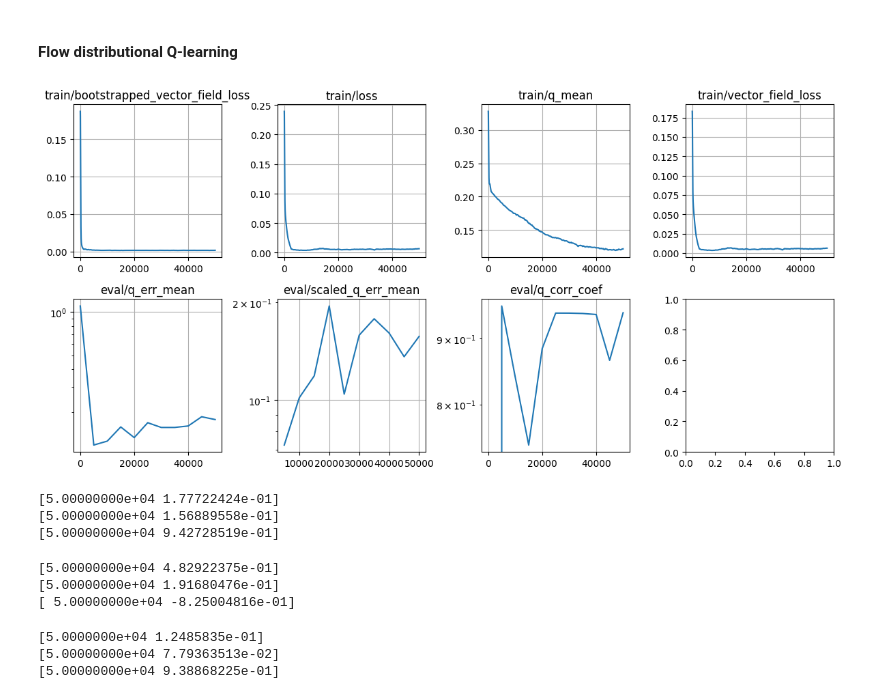
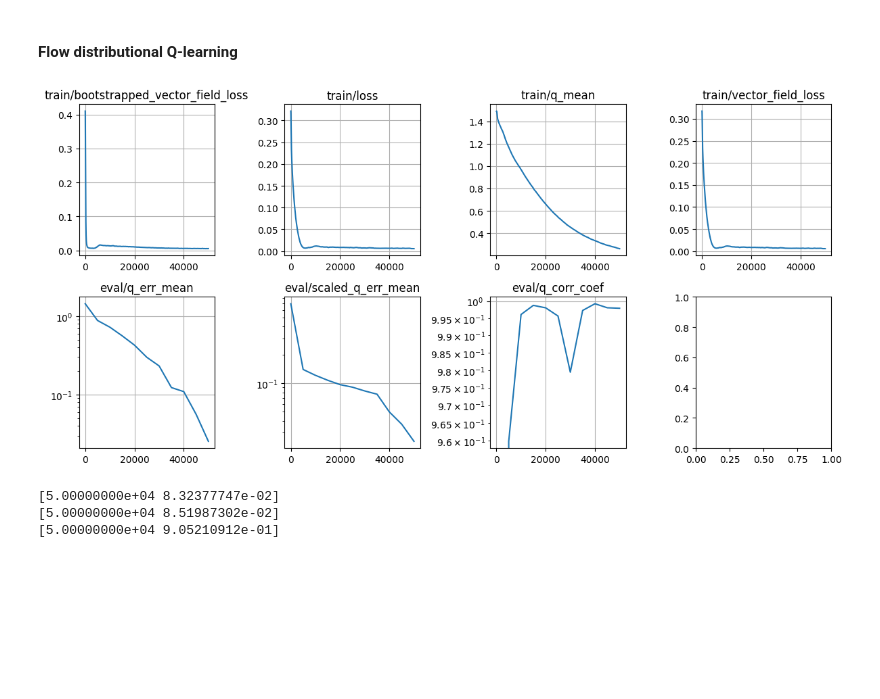
Before and after one commit to chongyi-zheng/ogbench, a Jupyter notebook: notebooks/2025_07_03_RiverSwim.ipynb, the cells around one changed output. Saved outputs shown, nothing was run; the diff lists cells and outputs as text; code cells hidden in the pictures; blank space fills up the shorter version.

Commit message:
add splus and fdql sarsa code: works well

```diff
--- a/notebooks/2025_07_03_RiverSwim.ipynb
+++ b/notebooks/2025_07_03_RiverSwim.ipynb
@@ -538,7 +538,7 @@ class CriticVectorField(nn.Module):
 # %%
 batch_size = 1024
 tau = 0.005
-lam = 0.1
+lam = 0.01
 num_flow_steps = 10
 num_iterations = 50_000
 eval_interval = 5_000
@@ -706,33 +706,36 @@ def loss_fn(params, target_params, batch, rng):
   # noisy_next_returns = jnp.sum(noisy_next_returns * jax.nn.one_hot(batch['actions'], env.num_actions), axis=-1, keepdims=True)
   # noisy_next_returns = jnp.repeat(noisy_next_returns, env.num_actions, axis=-1)
   transformed_noisy_returns = jnp.expand_dims(batch['rewards'], axis=-1) + discount * noisy_next_returns
-  transformed_noisy_returns = jnp.clip(
-    transformed_noisy_returns,
-    min_reward / (1.0 - discount),
-    max_reward / (1.0 - discount),
-  )
+  # transformed_noisy_returns = jnp.clip(
+  #   transformed_noisy_returns,
+  #   min_reward / (1.0 - discount),
+  #   max_reward / (1.0 - discount),
+  # )
 
   vector_field = critic_vf.apply(
     params, transformed_noisy_returns, times, batch['observations'], batch['actions'])
-  # next_vector_field = critic_vf.apply(
-  #   params, noisy_next_returns, times, batch['next_observations'], next_actions)
+  next_vector_field = critic_vf.apply(
+    params, noisy_next_returns, times, batch['next_observations'], next_actions)
 
   # bootstrapped_vector_field = jnp.sum(bootstrapped_vector_field * jax.nn.one_hot(batch['actions'], env.num_actions), axis=-1)
   # target_bootstrapped_vector_field = critic_vf.apply(
   #   target_params, noisy_next_returns, times, batch['next_observations'], next_actions,
   #   proj=False)
-  # target_vector_field = critic_vf.apply(
-  #   target_params, transformed_noisy_returns, times, batch['observations'], batch['actions'], proj=False)
-  # target_vector_field = jax.lax.stop_gradient(target_vector_field)
+  target_vector_field = critic_vf.apply(
+    target_params, transformed_noisy_returns, times, batch['observations'], batch['actions'])
+  target_vector_field = jax.lax.stop_gradient(target_vector_field)
   target_next_vector_field = critic_vf.apply(
-    target_params, noisy_next_returns, times, batch['next_observations'], next_actions, proj=False)
+    target_params, noisy_next_returns, times, batch['next_observations'], next_actions)
   target_next_vector_field = jax.lax.stop_gradient(target_next_vector_field)
   # target_bootstrapped_vector_field = jnp.sum(target_bootstrapped_vector_field * jax.nn.one_hot(next_actions, env.num_actions), axis=-1)
   # bootstrapped_vector_field_norm = jax.lax.stop_gradient(jnp.abs(bootstrapped_vector_field)).squeeze(-1)
   # target_bootstrapped_vector_field_norm = jax.lax.stop_gradient(jnp.abs(target_bootstrapped_vector_field)).squeeze(-1)
   # print("bootstrapped_vector_field_norm.shape = {}".format(bootstrapped_vector_field_norm.shape))
   # print("target_bootstrapped_vector_field_norm.shape = {}".format(target_bootstrapped_vector_field_norm.shape))
-  bootstrapped_vector_field_loss = jnp.mean((vector_field - target_next_vector_field) ** 2)
+  # bootstrapped_vector_field_loss = jnp.mean((vector_field - target_next_vector_field) ** 2)
+  bootstrapped_vector_field_loss = jnp.mean((vector_field - target_next_vector_field) ** 2 +
+                                            (next_vector_field - target_vector_field) ** 2)
+  # bootstrapped_vector_field_loss = jnp.mean((vector_field - target_next_vector_field) ** 2)
   # bootstrapped_vector_field_loss = -2.0 * jnp.mean(
   #   jnp.sum(bootstrapped_vector_field * target_bootstrapped_vector_field, axis=-1) / (bootstrapped_vector_field_norm * target_bootstrapped_vector_field_norm))
   # print("jnp.sum(bootstrapped_vector_field * target_bootstrapped_vector_field, axis=-1).shape = {}".format(jnp.sum(bootstrapped_vector_field * target_bootstrapped_vector_field, axis=-1).shape))
@@ -746,12 +749,12 @@ def loss_fn(params, target_params, batch, rng):
   #                               minval=min_reward / (1.0 - discount), maxval=max_reward / (1.0 - discount))
   # q_noises = noise_mean + noise_std * jax.random.normal(q_rng, (batch_size, 1))
   q_noises = jax.random.uniform(q_rng, (batch_size, 1))
-  q = compute_flow_returns(
-    params, q_noises, batch['observations'], batch['actions'])
+  # q = compute_flow_returns(
+  #   params, q_noises, batch['observations'], batch['actions'])
   # q_noises = jnp.repeat(q_noises, env.num_actions, axis=-1)
-  # q = (q_noises + critic_vf.apply(
-  #   params, q_noises, jnp.zeros((batch_size, 1)),
-  #   batch['observations'], batch['actions']))
+  q = (q_noises + critic_vf.apply(
+    params, q_noises, jnp.zeros((batch_size, 1)),
+    batch['observations'], batch['actions']))
   # qs = compute_flow_returns(
   #   params, q_noises, batch['observations'])
   # q = jnp.sum(qs * jax.nn.one_hot(batch['actions'], env.num_actions), axis=-1)
@@ -765,7 +768,8 @@ def loss_fn(params, target_params, batch, rng):
 
   return loss, info
 
-optimizer = splus(learning_rate=3e-4 * 512 * 2)
+# optimizer = splus(learning_rate=5e-5 * 512 * 2)
+optimizer = optax.adam(learning_rate=5e-4)
 # optimizer = optax.chain(
 #     optax.clip_by_global_norm(1.0),
 #     optax.adam(learning_rate=3e-4)
@@ -799,11 +803,11 @@ def evaluate_fn(params, rng):
   #                               minval=min_reward / (1.0 - discount), maxval=max_reward / (1.0 - discount))
   # q_noises = noise_mean + noise_std * jax.random.normal(q_rng, (obs.shape[0], 1))
   q_noises = jax.random.uniform(q_rng, (obs.shape[0], 1))
-  q = compute_flow_returns(
-    params, q_noises, obs, actions)
+  # q = compute_flow_returns(
+  #   params, q_noises, obs, actions)
   # q_noises = jnp.repeat(q_noises, env.num_actions, axis=-1)
-  # q = (q_noises + critic_vf.apply(
-  #   params, q_noises, jnp.zeros((obs.shape[0], 1)), obs, actions))
+  q = (q_noises + critic_vf.apply(
+    params, q_noises, jnp.zeros((obs.shape[0], 1)), obs, actions))
   q = q.reshape(env.num_states, env.num_actions)
   # q = critic_vf.apply(
   #   params, q_noises, jnp.zeros((obs.shape[0], 1)), obs)
@@ -822,58 +826,40 @@ def evaluate_fn(params, rng):
 
   return info
 
 metrics = defaultdict(list)
 for i in tqdm.trange(1, num_iterations + 1):
   key, train_key = jax.random.split(key)
   batch = sample_batch(batch_size)
 
   critic_vf_params, target_critic_vf_params, opt_state, loss, info = update_fn(
     critic_vf_params, target_critic_vf_params, opt_state, batch, train_key)
 
   for k, v in info.items():
     metrics['train/' + k].append(
       np.array([i, v])
     )
 
   if i == 1 or i % eval_interval == 0:
     key, eval_key = jax.random.split(key)
     eval_info = evaluate_fn(critic_vf_params, eval_key)
     for k, v in eval_info.items():
       metrics['eval/' + k].append(
         np.array([i, v])
       )
 
   if i == 1 or i % log_interval == 0:
     plot_metrics(metrics, logyscale_stats=['eval/q_err_mean', 'eval/scaled_q_err_mean', 'eval/q_corr_coef'])
     display.clear_output(wait=True)
     plt.tight_layout()
     plt.show()
 # %% [output]
-[figure, old version]
+[figure, new version]
 # %%
 # lam = 0.0
 print(metrics['eval/q_err_mean'][-1])
 print(metrics['eval/scaled_q_err_mean'][-1])
 print(metrics['eval/q_corr_coef'][-1])
 # %% [output]
-[5.00000000e+04 1.77722424e-01]
-[5.00000000e+04 1.56889558e-01]
-[5.00000000e+04 9.42728519e-01]
+[5.00000000e+04 8.32377747e-02]
+[5.00000000e+04 8.51987302e-02]
+[5.00000000e+04 9.05210912e-01]
-# %%
-# lam = 1.0
-print(metrics['eval/q_err_mean'][-1])
-print(metrics['eval/scaled_q_err_mean'][-1])
-print(metrics['eval/q_corr_coef'][-1])
-# %% [output]
-[5.00000000e+04 4.82922375e-01]
-[5.00000000e+04 1.91680476e-01]
-[ 5.00000000e+04 -8.25004816e-01]
-# %%
-# lam = 0.03, splus
-print(metrics['eval/q_err_mean'][-1])
-print(metrics['eval/scaled_q_err_mean'][-1])
-print(metrics['eval/q_corr_coef'][-1])
-# %% [output]
-[5.0000000e+04 1.2485835e-01]
-[5.00000000e+04 7.79363513e-02]
-[5.00000000e+04 9.38868225e-01]
```
Also changed, not shown: parts of 1 cell of this notebook, 1 other file.
